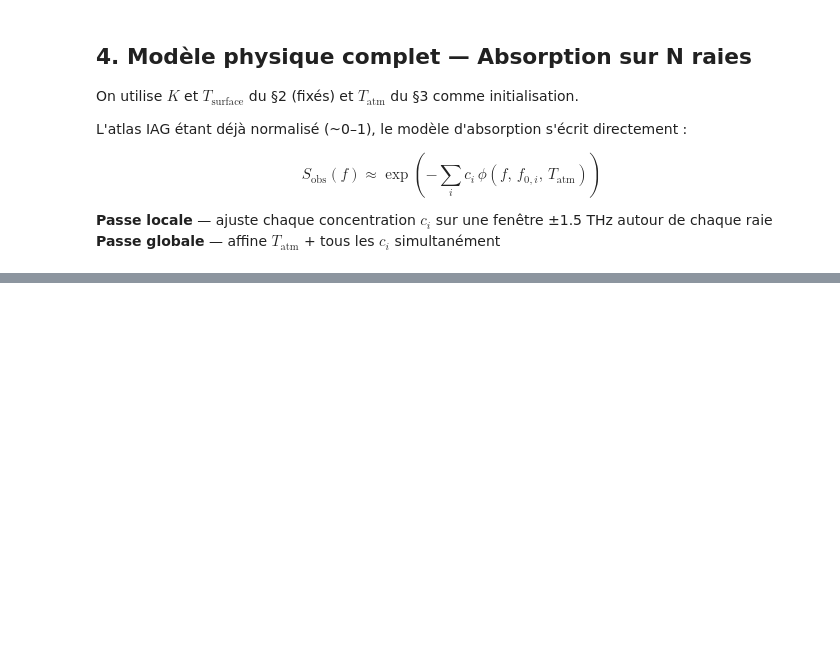
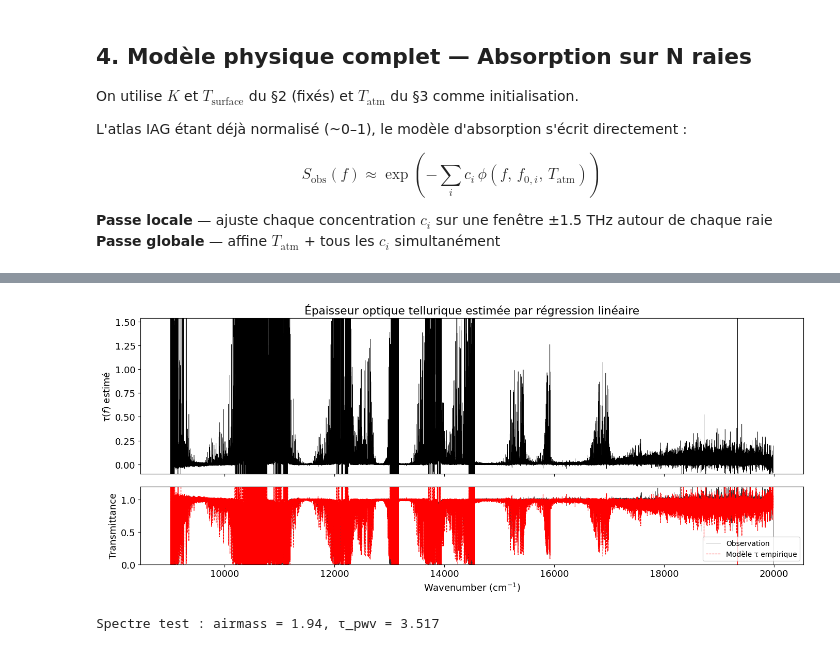
Before and after one commit to crabedesneiges/solar_spectrum, a Jupyter notebook: sun_atmosphere.ipynb, the cells around one changed output, grey strips where cells are left out. Drawn from its saved outputs; the diff is of its cells as text; code cells hidden in the pictures; blank space fills up the shorter version.

```diff
--- a/sun_atmosphere.ipynb
+++ b/sun_atmosphere.ipynb
@@ -250,0 +394,37 @@ print(f"RMS résidus = {np.sqrt(np.mean(resid_f**2)):.4f}")
+# %%
+# Estimation de τ(f) : ln(T) = -X * τ(f)  ->  régression linéaire sans constante
+log_tel = np.log(np.clip(ot.tel_spectra, 1e-6, None))
+X_am = ot.airmass
+X_c  = X_am - X_am.mean()
+tau_f = -np.sum(X_c[:, None] * log_tel, axis=0) / np.sum(X_c**2)
+
+# Spectre test à airmass médiane
+i_test  = np.argmin(np.abs(ot.airmass - np.median(ot.airmass)))
+am_test = ot.airmass[i_test]
+tau_test = ot.tau[i_test]
+
+fig, axes = plt.subplots(2, 1, figsize=(14, 6), sharex=True,
+                         gridspec_kw={'height_ratios': [2, 1]})
+
+ax = axes[0]
+ax.plot(ot.v, tau_f, 'k', lw=0.4)
+ax.set_ylabel('$\\tau(f)$ estimé')
+ax.set_title('Épaisseur optique tellurique estimée par régression linéaire')
+ax.set_ylim(-0.1, np.percentile(tau_f, 99) * 1.2)
+
+ax2 = axes[1]
+T_reconstructed = np.exp(-am_test * tau_f)
+ax2.plot(ot.v, ot.tel_spectra[i_test], 'k',  lw=0.4, alpha=0.8, label='Observation')
+ax2.plot(ot.v, T_reconstructed,         'r--', lw=0.8,            label='Modèle τ empirique')
+ax2.set_xlabel('Wavenumber (cm$^{-1}$)')
+ax2.set_ylabel('Transmittance')
+ax2.legend(fontsize=10)
+ax2.set_ylim(0, 1.2)
+
+plt.tight_layout()
+plt.show()
+
+print(f"Spectre test : airmass = {am_test:.2f}, τ_pwv = {tau_test:.3f}")
+# %% [output]
+[figure, added]
+Spectre test : airmass = 1.94, τ_pwv = 3.517
```
Also changed, not shown: parts of 19 cells of this notebook, 1 other file.
